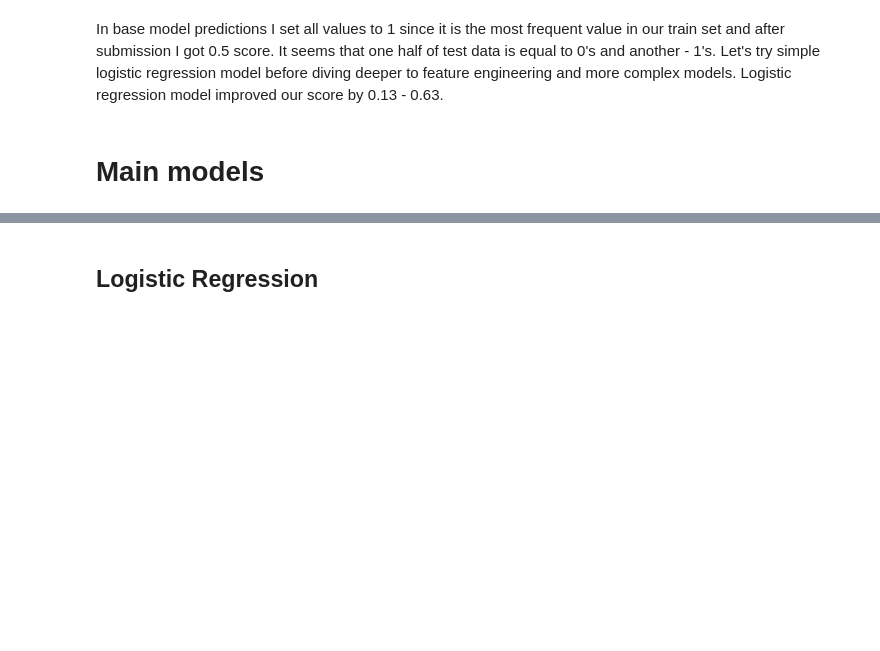
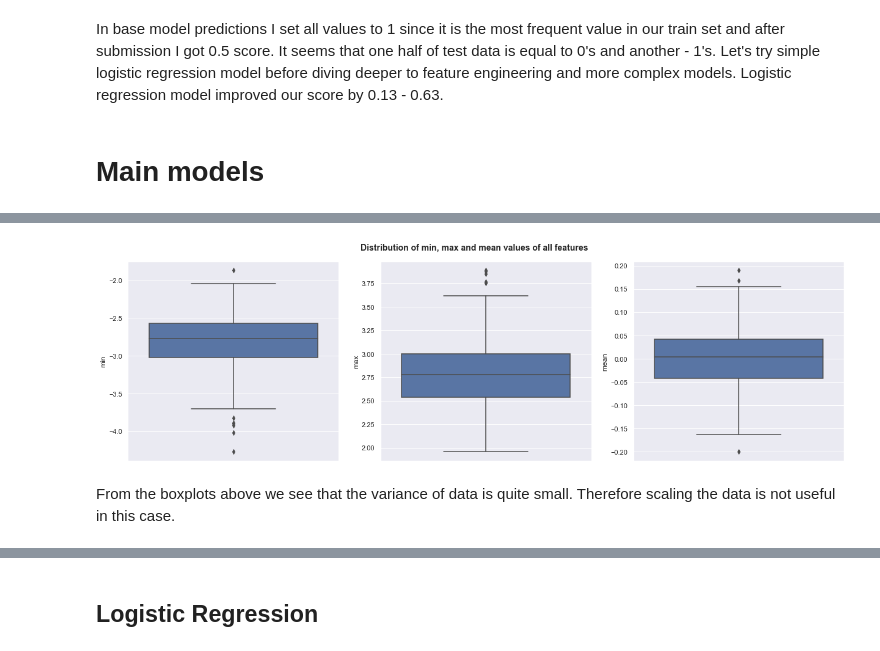
Before and after one commit to Gedas-LT/kaggle-dont-overfit, a Jupyter notebook: notebook.ipynb, the cells around one changed output, grey strips where cells are left out. Cells and saved outputs as stored; diff of their text form; code cells hidden in the pictures; blank space fills up the shorter version.

```diff
--- a/notebook.ipynb
+++ b/notebook.ipynb
@@ -69,3 +70,19 @@ output.to_csv("submissions/base_predictions.csv", index=False)
+# %%
+max_list = [train[column].max() for column in train.drop(columns=["id", "target"]).columns]
+min_list = [train[column].min() for column in train.drop(columns=["id", "target"]).columns]
+mean_list = [train[column].mean() for column in train.drop(columns=["id", "target"]).columns]
+
+min_max_df = pd.DataFrame({"max": max_list, "min": min_list, "mean": mean_list})
+# %%
+fig, axes = plt.subplots(ncols=3, figsize=(21,6))
+sns.boxplot(ax=axes[0], y=min_max_df["min"])
+sns.boxplot(ax=axes[1], y=min_max_df["max"])
+sns.boxplot(ax=axes[2], y=min_max_df["mean"])
+fig.suptitle("Distribution of min, max and mean values of all features", y=0.95, fontsize=14, fontweight="bold");
+# %% [output]
+[figure, added]
+# %% [markdown]
+From the boxplots above we see that the variance of data is quite small. Therefore scaling the data is not useful in this case.
 # %%
 X_train = train.drop(columns=["id", "target"])
 y_train = train["target"]
```
Also changed, not shown: parts of 9 cells of this notebook.
